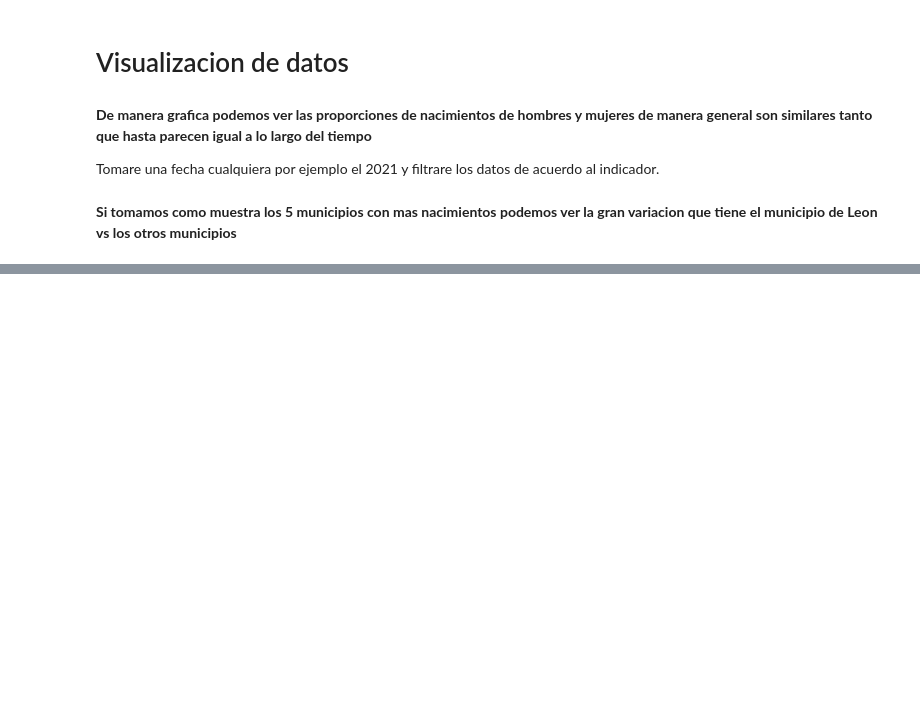
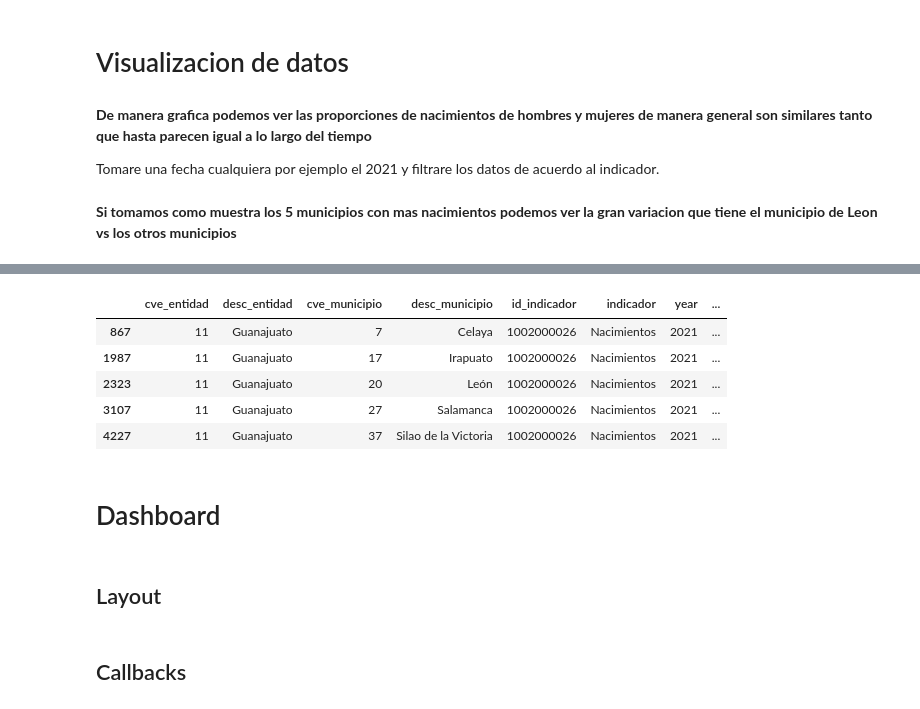
Before and after one commit to JorgeHdzRiv/Indices_mortalidad_natalidad_Guanajuato, a Jupyter notebook: natalidad_municipios.ipynb, the cells around one changed output, grey strips where cells are left out. Drawn from its saved outputs; the diff is of its cells as text; code cells hidden in the pictures; blank space fills up the shorter version.

```diff
--- a/natalidad_municipios.ipynb
+++ b/natalidad_municipios.ipynb
@@ -169,0 +181,12 @@ df['valor'].sum()
+# %%
+mu_natalidad = mu_natalidad[(mu_natalidad['year'] == 2021) & (mu_natalidad['indicador'] == 'Nacimientos')]
+labels = ['León','Irapuato','Celaya','Salamanca','Silao de la Victoria']
+mu_natalidad = mu_natalidad[mu_natalidad.desc_municipio.isin(labels)]
+mu_natalidad
+# %% [output]
+|  | cve_entidad | desc_entidad | cve_municipio | desc_municipio | id_indicador | indicador | year | ... |
+| 867 | 11 | Guanajuato | 7 | Celaya | 1002000026 | Nacimientos | 2021 | ... |
+| 1987 | 11 | Guanajuato | 17 | Irapuato | 1002000026 | Nacimientos | 2021 | ... |
+| 2323 | 11 | Guanajuato | 20 | León | 1002000026 | Nacimientos | 2021 | ... |
+| 3107 | 11 | Guanajuato | 27 | Salamanca | 1002000026 | Nacimientos | 2021 | ... |
+| 4227 | 11 | Guanajuato | 37 | Silao de la Victoria | 1002000026 | Nacimientos | 2021 | ... |
@@ -169,0 +213,6 @@ df['valor'].sum()
+# %% [markdown]
+# Dashboard
+# %% [markdown]
+## Layout
+# %% [markdown]
+## Callbacks
```
Also changed, not shown: parts of 6 cells of this notebook.
